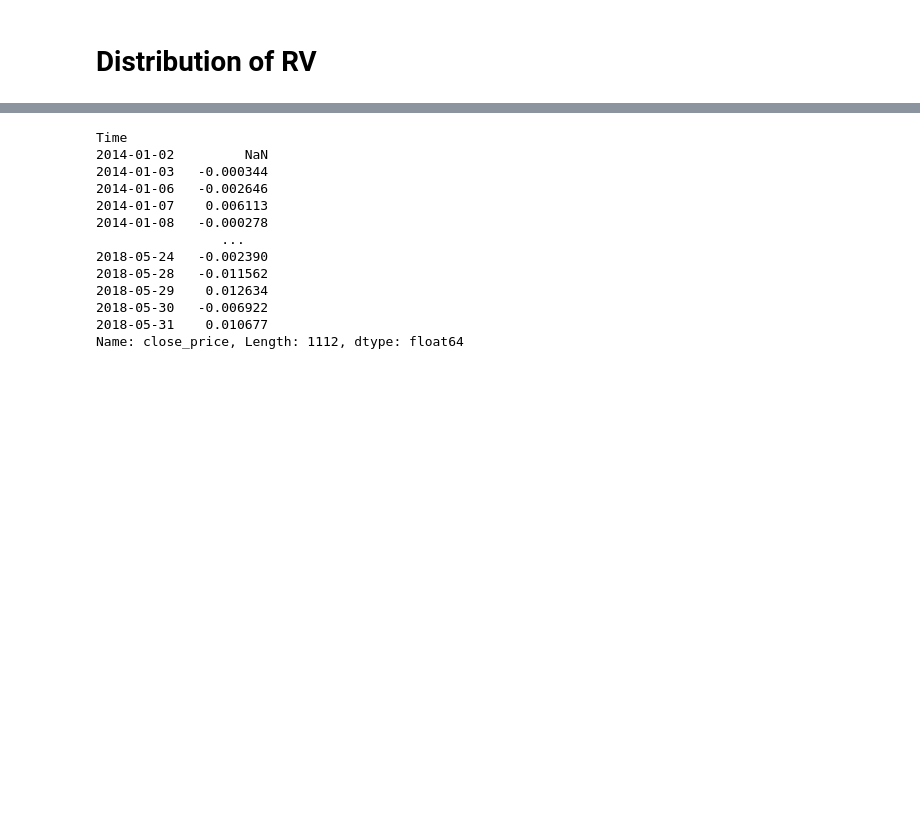
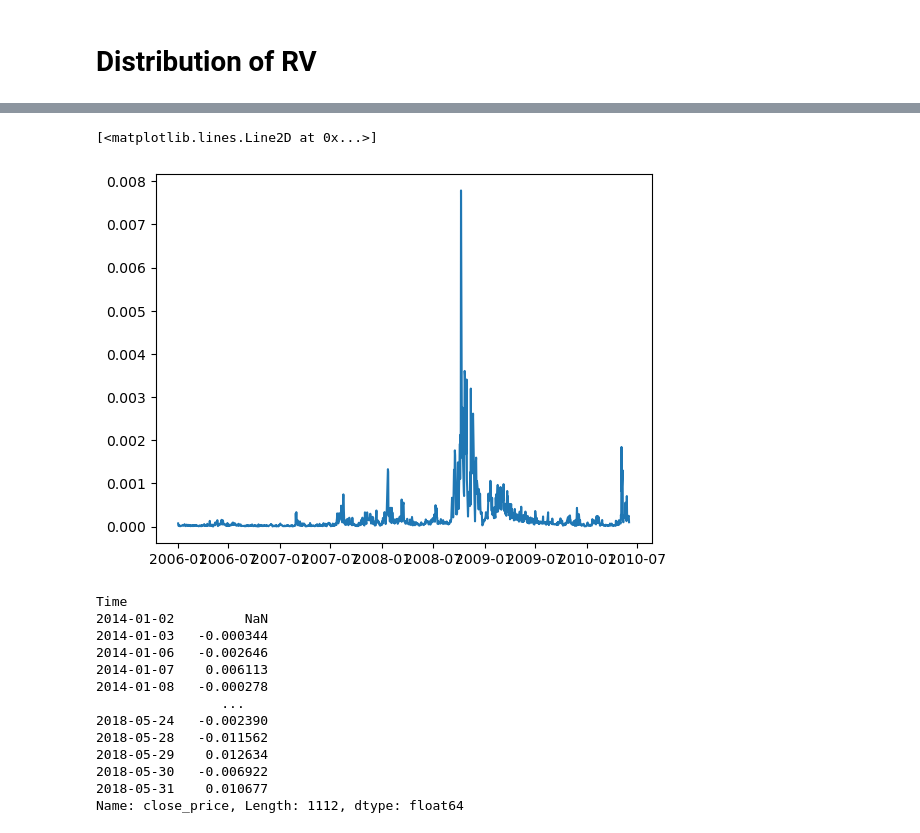
Before and after one commit to HyunminHong/Kalman-Heston-Filter, a Jupyter notebook: simulation/plotting_data.ipynb, the cells around one changed output, grey strips where cells are left out. Cells and saved outputs as stored; diff of their text form; code cells hidden in the pictures; blank space fills up the shorter version.

Commit message:
one line edit

```diff
--- a/simulation/plotting_data.ipynb
+++ b/simulation/plotting_data.ipynb
@@ -86,3 +86,8 @@ plt.show()
+# %%
+plt.plot(rv)
+# %% [output]
+[<matplotlib.lines.Line2D at 0x...>]
+[figure, added]
 # %%
 np.log(df['close_price']).diff()
 # %% [output]
```
Also changed, not shown: parts of 8 cells of this notebook.
